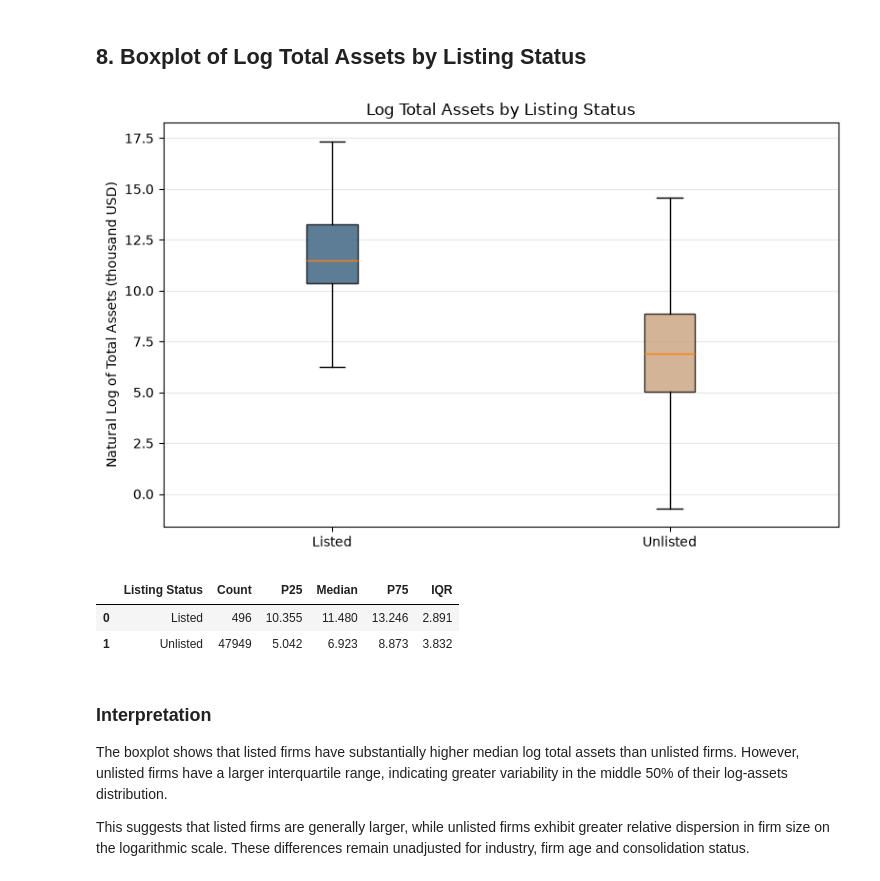
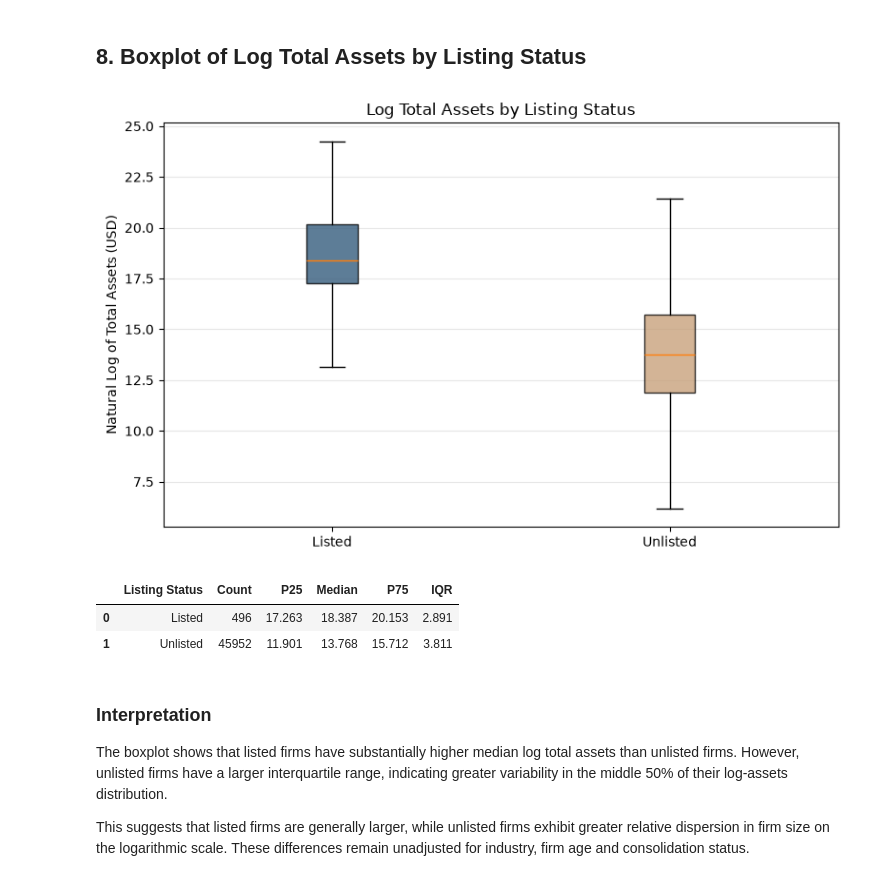
Before and after one commit to mljiang2026-oss/ds607-singapore-firm-size, a Jupyter notebook: notebooks/01_eda.ipynb, the cells around one changed output. Cells and saved outputs as stored; diff of their text form; code cells hidden in the pictures.

```diff
--- a/notebooks/01_eda.ipynb
+++ b/notebooks/01_eda.ipynb
@@ -15,7 +15,16 @@ if ROOT.name == "notebooks":
 
 DATA_FILE = ROOT / "data/processed/orbis_singapore_fy2023_clean.parquet"
 
-df = pd.read_parquet(DATA_FILE)
+df_all = pd.read_parquet(DATA_FILE)
+
+# Apply the proposal's sample exclusion consistently before all EDA.
+n_subsidiaries = int(df_all["is_listed_subsidiary"].fillna(False).sum())
+df = df_all.loc[~df_all["is_listed_subsidiary"].fillna(False)].copy()
+
+TAB_DIR = ROOT / "outputs" / "tables"
+FIG_DIR = ROOT / "outputs" / "figures"
+TAB_DIR.mkdir(parents=True, exist_ok=True)
+FIG_DIR.mkdir(parents=True, exist_ok=True)
 
 COLORS = {
     "Listed": "#355C7D",
@@ -23,7 +32,9 @@ COLORS = {
 }
 
 print("Dataset:", DATA_FILE.name)
-print("Shape:", df.shape)
+print("Original shape:", df_all.shape)
+print("Private subsidiaries excluded:", n_subsidiaries)
+print("Analysis shape:", df.shape)
 
 display(df.head())
 # %% [output]
@@ -197,10 +216,8 @@ import numpy as np
 # Keep positive and non-missing assets
 eda_assets = df.loc[df["assets_th_usd"] > 0].copy()
 
-# natural log of assets
-eda_assets["log_assets"] = np.log(
-    eda_assets["assets_th_usd"].astype(float)
-)
+# Use the cleaned file's common definition: natural log of assets in USD.
+eda_assets["log_assets"] = eda_assets["log_assets"].astype(float)
 
 print("Original observations:", len(df))
 print("Positive-asset observations:", len(eda_assets))
@@ -335,8 +353,8 @@ for ax, (variable, title) in zip(axes, variables.items()):
         x = x.dropna()
         x = x[x > 0].astype(float)
 
-        # Natural logarithm
-        log_x = np.log(x)
+        # Natural logarithm of USD (source variables are in thousand USD)
+        log_x = np.log(x * 1000)
 
         ax.hist(
             log_x,
@@ -348,11 +366,12 @@ for ax, (variable, title) in zip(axes, variables.items()):
         )
 
     ax.set_title(title)
-    ax.set_xlabel("Natural Log (thousand USD)")
+    ax.set_xlabel("Natural Log (USD)")
     ax.set_ylabel("Density")
     ax.legend()
 
 plt.suptitle("Firm Size Distributions by Listing Status")
 plt.tight_layout()
+plt.savefig(FIG_DIR / "firm_size_distributions.png", dpi=300, bbox_inches="tight")
 plt.show()
 # %% [output]
@@ -438,38 +458,40 @@ for patch, status in zip(bp["boxes"], ["Listed", "Unlisted"]):
     patch.set_alpha(0.8)
 
 # Format graph
 plt.title("Log Total Assets by Listing Status")
-plt.ylabel("Natural Log of Total Assets (thousand USD)")
+plt.ylabel("Natural Log of Total Assets (USD)")
 plt.grid(axis="y", alpha=0.3)
 plt.tight_layout()
+plt.savefig(FIG_DIR / "log_assets_boxplot.png", dpi=300, bbox_inches="tight")
 plt.show()
 
 
 # Boxplot summary statistics
 results = []
 
 for status, x in [("Listed", listed), ("Unlisted", unlisted)]:
     q1 = x.quantile(0.25)
     median = x.median()
     q3 = x.quantile(0.75)
 
     results.append({
         "Listing Status": status,
         "Count": len(x),
         "P25": q1,
         "Median": median,
         "P75": q3,
         "IQR": q3 - q1
     })
 
 boxplot_summary = pd.DataFrame(results)
+boxplot_summary.to_csv(TAB_DIR / "log_assets_boxplot_summary.csv", index=False)
 
 display(boxplot_summary.round(3))
 # %% [output]
-[figure, old version]
+[figure, new version]
 |  | Listing Status | Count | P25 | Median | P75 | IQR |
-| 0 | Listed | 496 | 10.355 | 11.480 | 13.246 | 2.891 |
-| 1 | Unlisted | 47949 | 5.042 | 6.923 | 8.873 | 3.832 |
+| 0 | Listed | 496 | 17.263 | 18.387 | 20.153 | 2.891 |
+| 1 | Unlisted | 45952 | 11.901 | 13.768 | 15.712 | 3.811 |
 # %% [markdown]
 ### Interpretation
 
```
Also changed, not shown: parts of 18 cells of this notebook, 17 other files.
